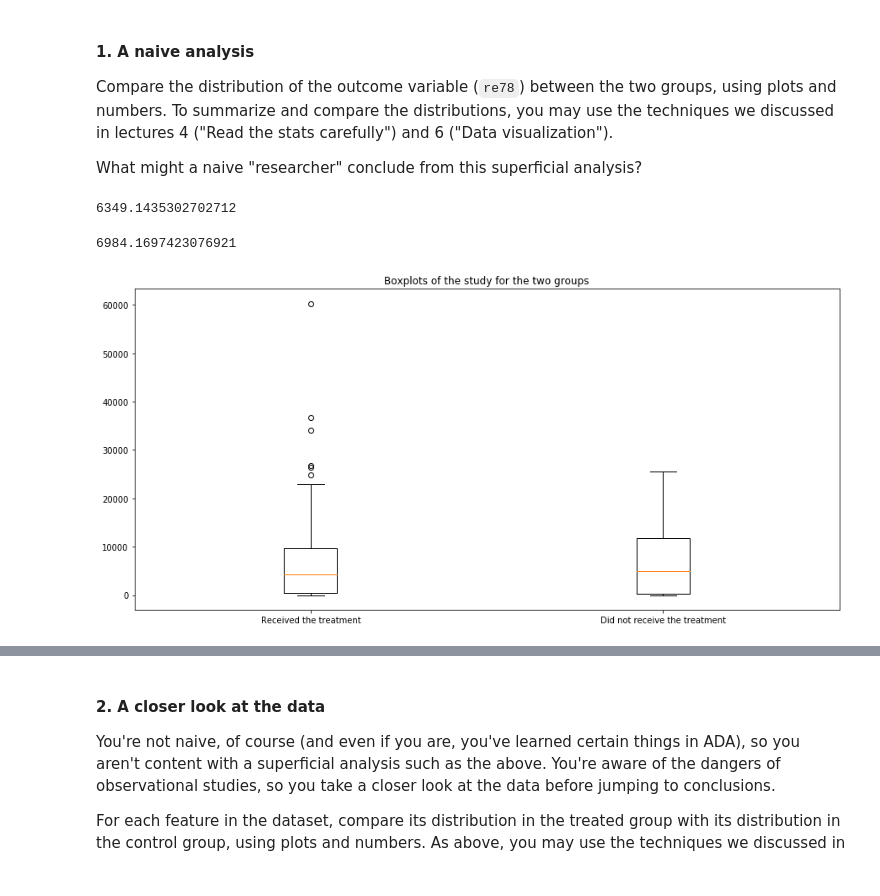
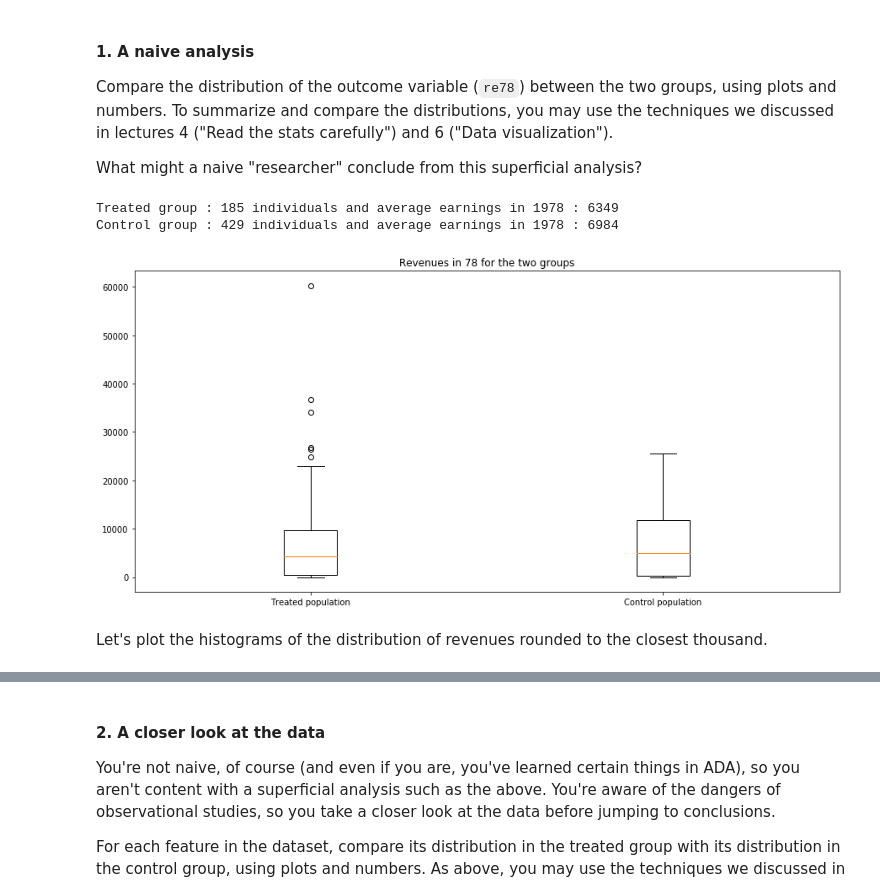
Before and after one commit to armand33/applied_data_analysis_2017, a Jupyter notebook: 04 - Applied ML/Homework 4.ipynb, the cells around one changed output, grey strips where cells are left out. Saved outputs shown, nothing was run; the diff lists cells and outputs as text; code cells hidden in the pictures.

```diff
--- a/04 - Applied ML/Homework 4.ipynb
+++ b/04 - Applied ML/Homework 4.ipynb
@@ -44,11 +54,3 @@ Compare the distribution of the outcome variable (`re78`) between the two groups
 To summarize and compare the distributions, you may use the techniques we discussed in lectures 4 ("Read the stats carefully") and 6 ("Data visualization").
 
 What might a naive "researcher" conclude from this superficial analysis?
-# %%
-df.loc[df.treat == 1, 're78'].mean()
-# %% [output]
-6349.1435302702712
-# %%
-df.loc[df.treat == 0, 're78'].mean()
-# %% [output]
-6984.1697423076921
@@ -55,8 +93,16 @@ df.loc[df.treat == 0, 're78'].mean()
+# %%
+print('Treated group : {} individuals and average earnings in 1978 : {}'.format(len(df.loc[df.treat == 1]), int(df.loc[df.treat == 1, 're78'].mean())))
+print('Control group : {} individuals and average earnings in 1978 : {}'.format(len(df.loc[df.treat == 0]), int(df.loc[df.treat == 0, 're78'].mean())))
+# %% [output]
+Treated group : 185 individuals and average earnings in 1978 : 6349
+Control group : 429 individuals and average earnings in 1978 : 6984
 # %%
 fig, ax = plt.subplots(nrows=1, ncols=1, figsize=(15,7))
 ax.boxplot([df.loc[df.treat == 1, 're78'].values, df.loc[df.treat == 0, 're78'].values])
-ax.set_title('Boxplots of the study for the two groups')
-ax.set_xticklabels(['Received the treatment', 'Did not receive the treatment'])
+ax.set_title('Revenues in 78 for the two groups')
+ax.set_xticklabels(['Treated population', 'Control population'])
 plt.show()
 # %% [output]
-[figure, old version]
+[figure, new version]
+# %% [markdown]
+Let's plot the histograms of the distribution of revenues rounded to the closest thousand.
```
Also changed, not shown: parts of 31 cells of this notebook.
